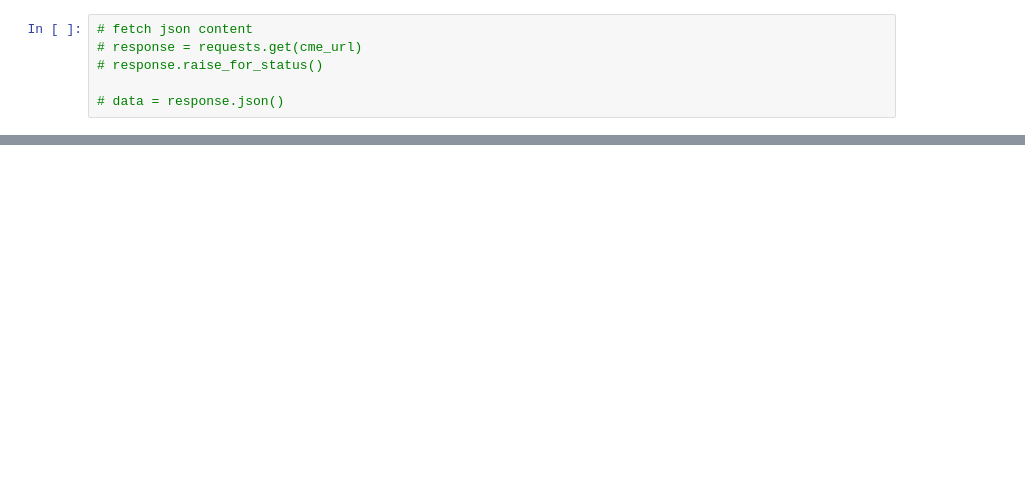
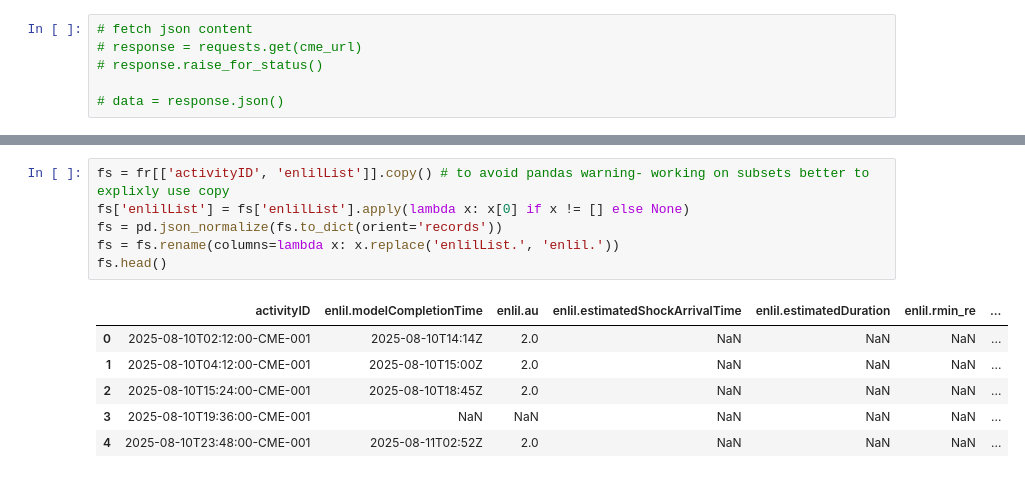
Before and after one commit to AERI078/space_weather_analysis_and_prediction, a Jupyter notebook: api-test.ipynb, the cells around one changed output, grey strips where cells are left out. Saved outputs shown, nothing was run; the diff lists cells and outputs as text; blank space fills up the shorter version.

```diff
--- a/api-test.ipynb
+++ b/api-test.ipynb
@@ -15,0 +58,13 @@ print(data)
+# %%
+fs = fr[['activityID', 'enlilList']].copy() # to avoid pandas warning- working on subsets better to explixly use copy
+fs['enlilList'] = fs['enlilList'].apply(lambda x: x[0] if x != [] else None)
+fs = pd.json_normalize(fs.to_dict(orient='records'))
+fs = fs.rename(columns=lambda x: x.replace('enlilList.', 'enlil.'))
+fs.head()
+# %% [output]
+|  | activityID | enlil.modelCompletionTime | enlil.au | enlil.estimatedShockArrivalTime | enlil.estimatedDuration | enlil.rmin_re | ... |
+| 0 | 2025-08-10T02:12:00-CME-001 | 2025-08-10T14:14Z | 2.0 | NaN | NaN | NaN | ... |
+| 1 | 2025-08-10T04:12:00-CME-001 | 2025-08-10T15:00Z | 2.0 | NaN | NaN | NaN | ... |
+| 2 | 2025-08-10T15:24:00-CME-001 | 2025-08-10T18:45Z | 2.0 | NaN | NaN | NaN | ... |
+| 3 | 2025-08-10T19:36:00-CME-001 | NaN | NaN | NaN | NaN | NaN | ... |
+| 4 | 2025-08-10T23:48:00-CME-001 | 2025-08-11T02:52Z | 2.0 | NaN | NaN | NaN | ... |
```
Also changed, not shown: parts of 17 cells of this notebook, 19 other files.
